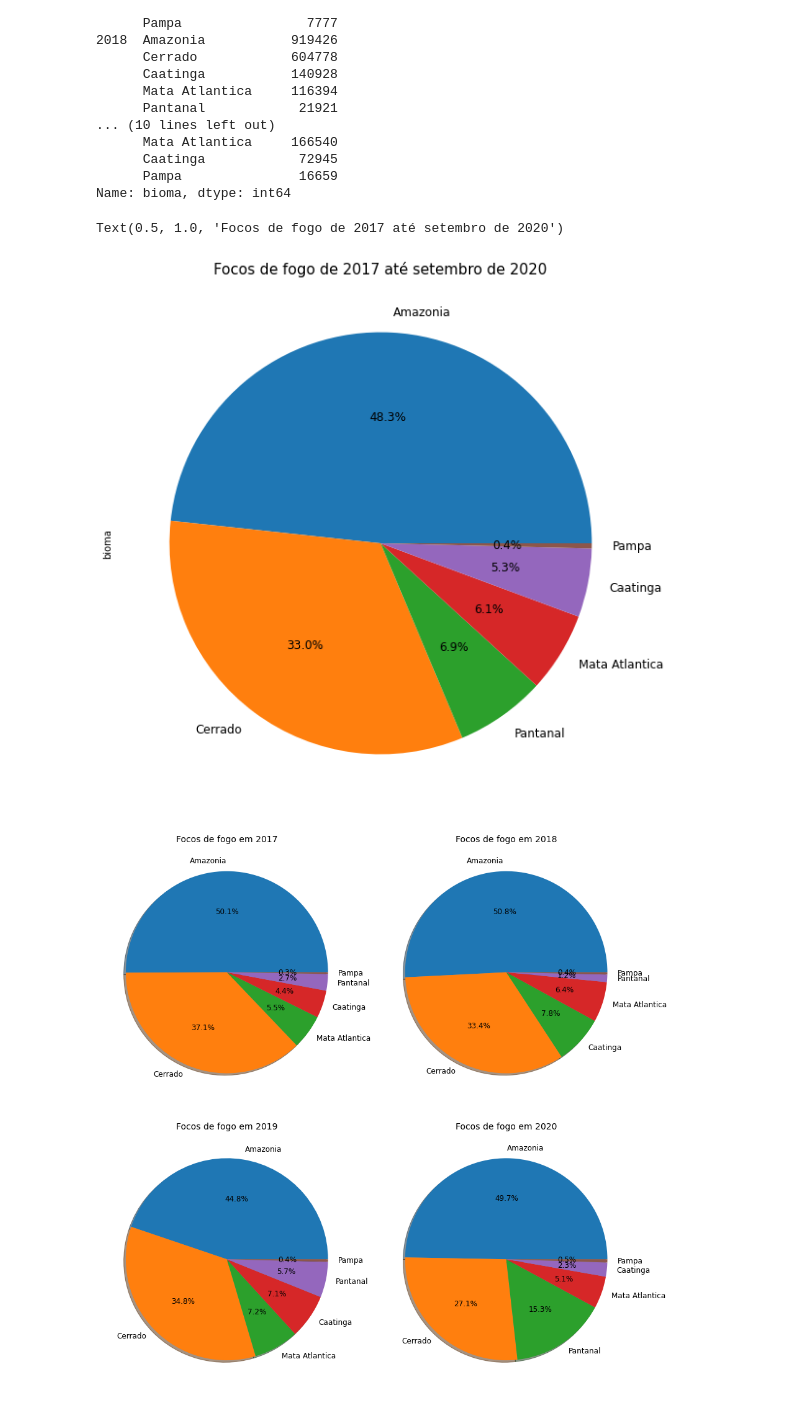
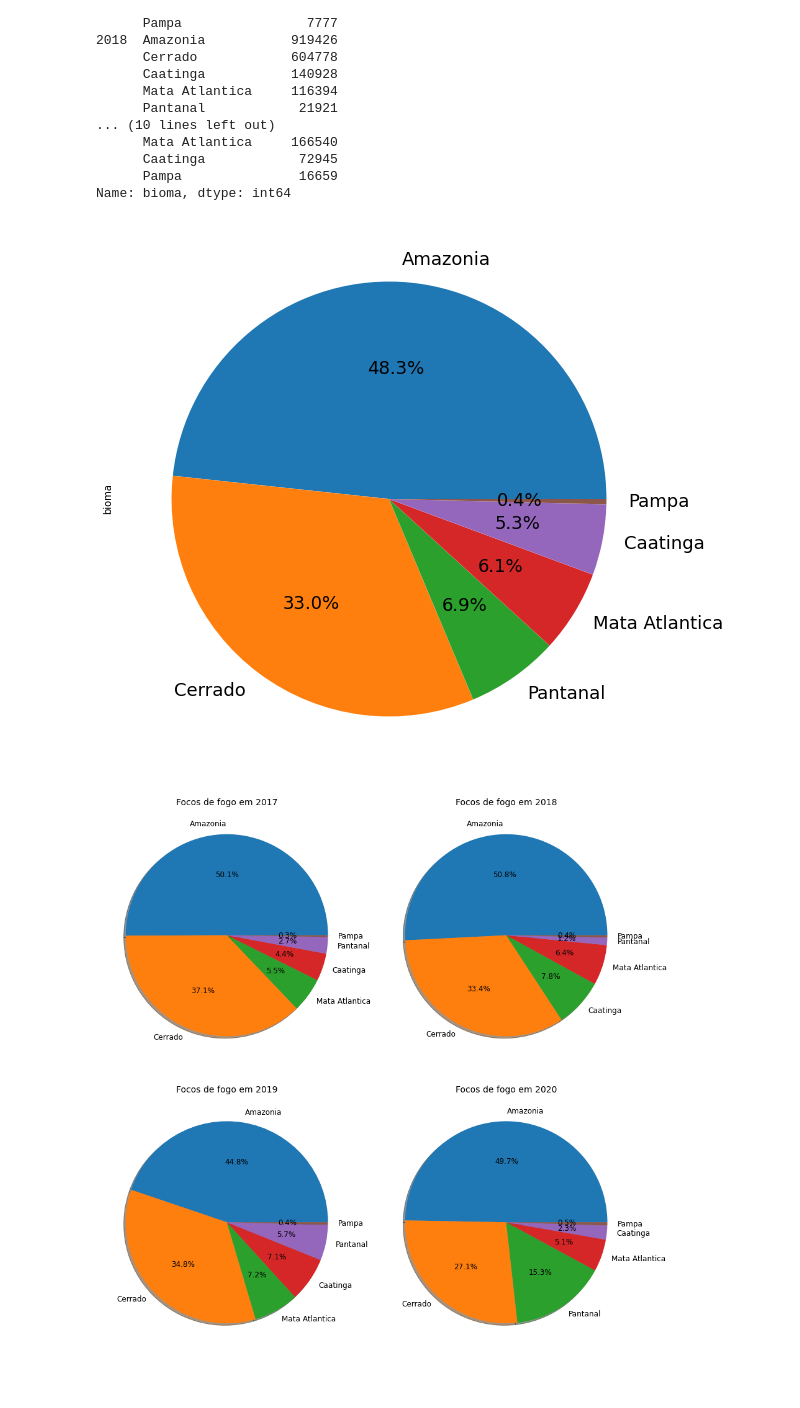
Before and after one commit to mateus558/Amazon-fire-emissions-dataset, a Jupyter notebook: inpe_queimadas.ipynb, the cells around one changed output. Saved outputs shown, nothing was run; the diff lists cells and outputs as text; code cells hidden in the pictures; blank space fills up the shorter version.

```diff
--- a/inpe_queimadas.ipynb
+++ b/inpe_queimadas.ipynb
@@ -177,11 +186,10 @@ ano   bioma
       Pampa               16659
 Name: bioma, dtype: int64
 # %%
-plot = df['bioma'].value_counts().plot.pie(y='bioma', figsize=(10, 10), autopct='%1.1f%%', fontsize=12)
-plot.set_title("Focos de fogo de 2017 até setembro de 2020", fontsize=15)
+plot = df['bioma'].value_counts().plot.pie(y='bioma', figsize=(10, 10), autopct='%1.1f%%', fontsize=18)
+#plot.set_title("Focos de fogo de 2017 até setembro de 2020", fontsize=15)
 # %% [output]
-Text(0.5, 1.0, 'Focos de fogo de 2017 até setembro de 2020')
-[figure, old version]
+[figure, new version]
 # %%
 fig, axs  = plt.subplots(2, int(len(periods)/2), figsize=(13,13))
 j = 0
```
Also changed, not shown: parts of 4 cells of this notebook.
